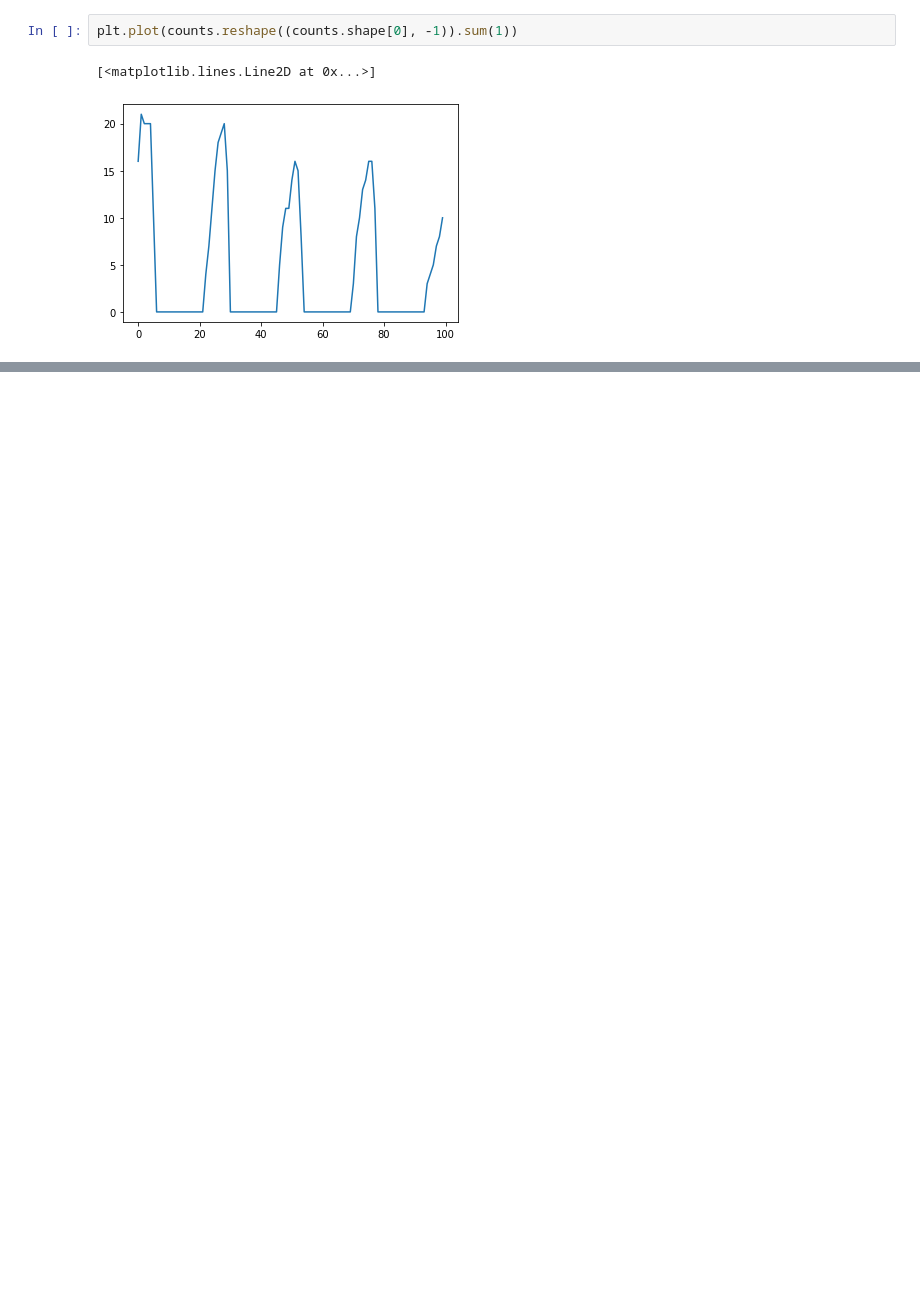
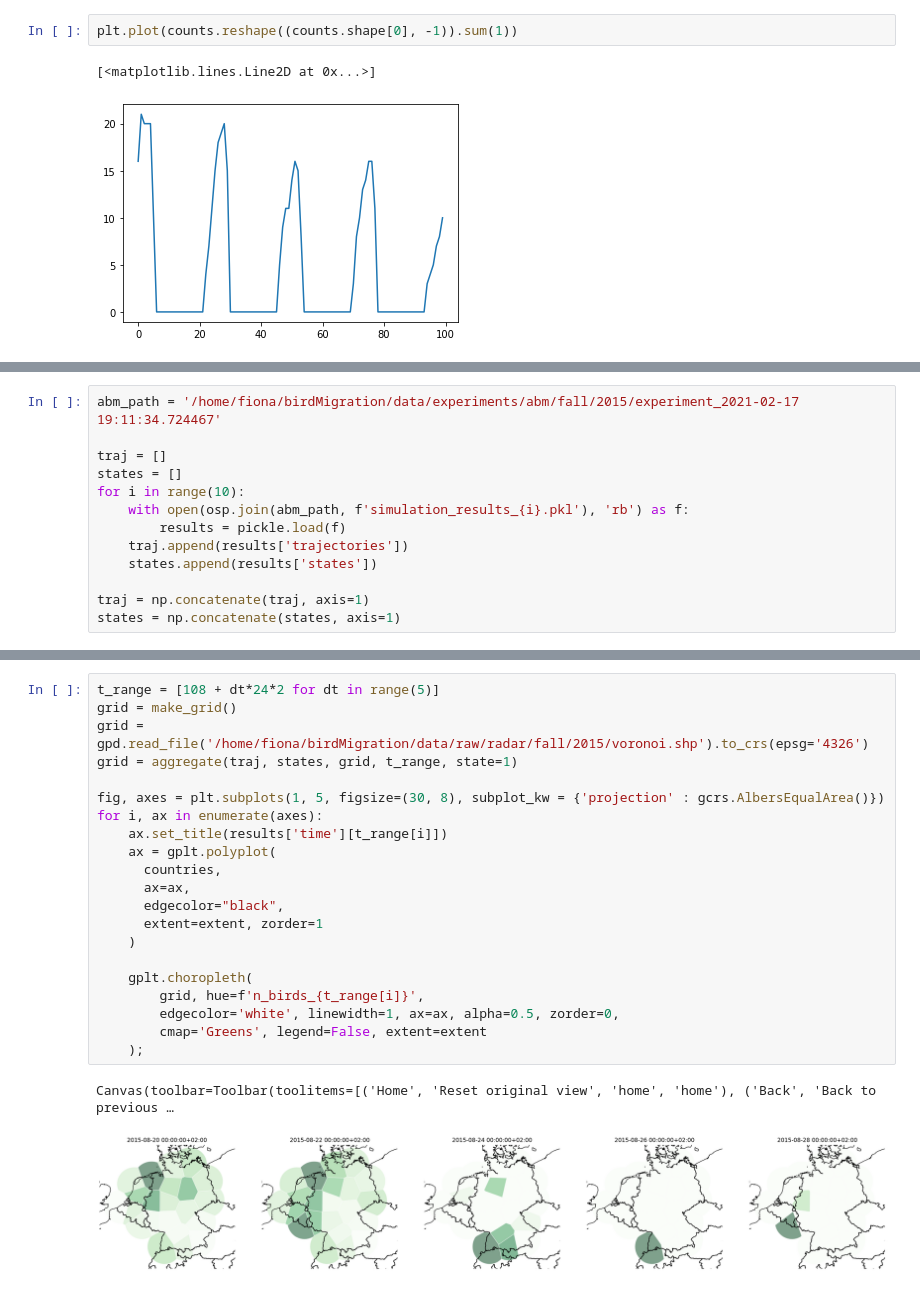
Before and after one commit to FionaLippert/birdMigration, a Jupyter notebook: notebooks/Untitled4.ipynb, the cells around one changed output, grey strips where cells are left out. Drawn from its saved outputs; the diff is of its cells as text; blank space fills up the shorter version.

```diff
--- a/notebooks/Untitled4.ipynb
+++ b/notebooks/Untitled4.ipynb
@@ -77,0 +281,13 @@ ValueError: operands could not be broadcast together with shapes (3,) (2,)
+# %%
+abm_path = '/home/fiona/birdMigration/data/experiments/abm/fall/2015/experiment_2021-02-17 19:11:34.724467'
+
+traj = []
+states = []
+for i in range(10):
+    with open(osp.join(abm_path, f'simulation_results_{i}.pkl'), 'rb') as f:
+        results = pickle.load(f)
+    traj.append(results['trajectories'])
+    states.append(results['states'])
+
+traj = np.concatenate(traj, axis=1)
+states = np.concatenate(states, axis=1)
@@ -77,0 +328,24 @@ ValueError: operands could not be broadcast together with shapes (3,) (2,)
+# %%
+t_range = [108 + dt*24*2 for dt in range(5)]
+grid = make_grid()
+grid = gpd.read_file('/home/fiona/birdMigration/data/raw/radar/fall/2015/voronoi.shp').to_crs(epsg='4326')
+grid = aggregate(traj, states, grid, t_range, state=1)
+
+fig, axes = plt.subplots(1, 5, figsize=(30, 8), subplot_kw = {'projection' : gcrs.AlbersEqualArea()})
+for i, ax in enumerate(axes):
+    ax.set_title(results['time'][t_range[i]])
+    ax = gplt.polyplot(
+      countries,
+      ax=ax,
+      edgecolor="black",
+      extent=extent, zorder=1
+    )
+
+    gplt.choropleth(
+        grid, hue=f'n_birds_{t_range[i]}',
+        edgecolor='white', linewidth=1, ax=ax, alpha=0.5, zorder=0,
+        cmap='Greens', legend=False, extent=extent
+    );
+# %% [output]
+Canvas(toolbar=Toolbar(toolitems=[('Home', 'Reset original view', 'home', 'home'), ('Back', 'Back to previous …
+[figure, added]
```
Also changed, not shown: parts of 24 cells of this notebook, 23 other files.
